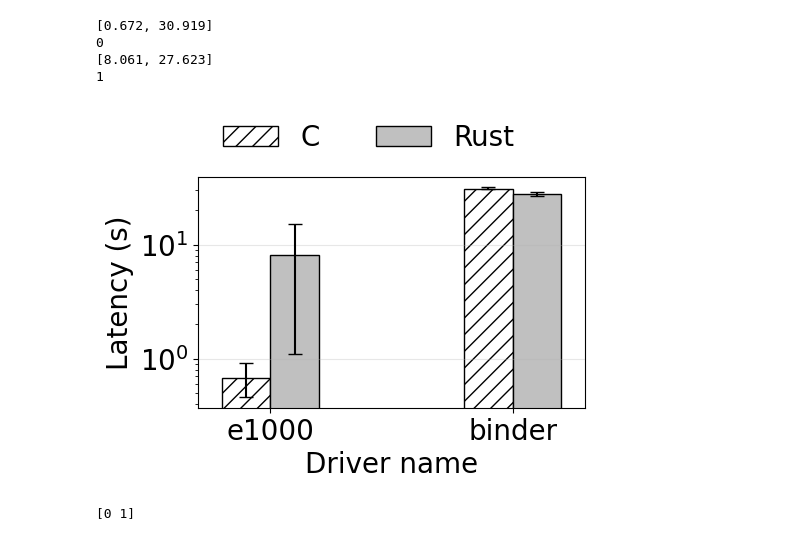
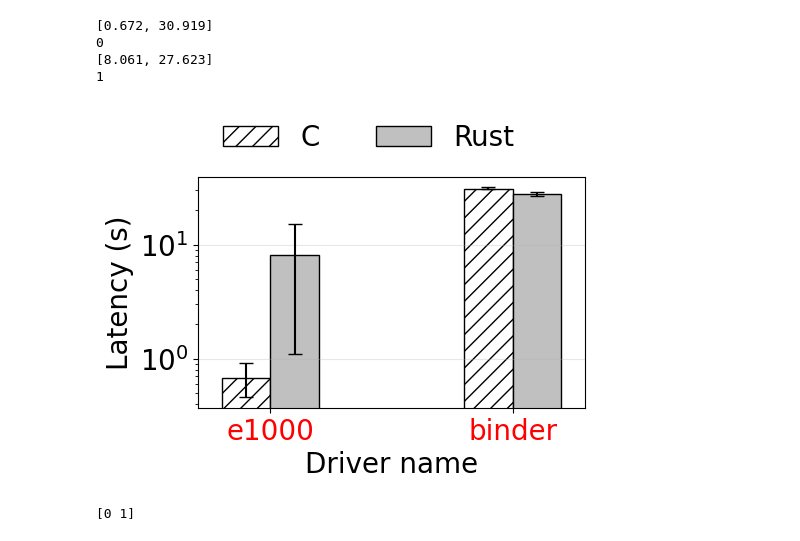
Before and after one commit to Richardhongyu/rfl_empirical_tools, a Jupyter notebook: figures_ppt/figure7.ipynb, the cells around one changed output. Cells and saved outputs as stored; diff of their text form; code cells hidden in the pictures.

```diff
--- a/figures_ppt/figure7.ipynb
+++ b/figures_ppt/figure7.ipynb
@@ -35,34 +35,35 @@ hatch = {
 fig, ax = plt.subplots(figsize=(5,3), dpi=100)
 for name, per in data.items():
     print(per)
     print(multiplier)
     offset = width * multiplier
     rects = ax.bar(x + offset, per, width, label=name, color=color[name], hatch=hatch[name], linewidth=1, edgecolor='black')
+    ax.tick_params(labelcolor='r', axis='x')
     # rects = ax.bar(x, per, width, label=name, color=color[name], hatch=hatch[name], linewidth=1, edgecolor='black')
     # 数据显示在柱顶
     # for j, bar in enumerate(ax.patches):
     #     height = bar.get_height()
     #     ax.text(bar.get_x() * 0.8 + bar.get_width() / 2, height, f'{height:.2f}', ha='center', va='bottom')
     errorbar1 = ax.errorbar(x[0] + offset, errors_loc[name][0], yerr=errors[name][0], ecolor='black', capsize=5)
     errorbar2 = ax.errorbar(x[1] + offset, errors_loc[name][1], yerr=errors[name][1], ecolor='black', capsize=5)
     multiplier += 1
 
 ax.legend(ncol=2, loc="lower left", bbox_to_anchor=(0, 1), frameon=False, fontsize=20)
 ax.set_ylabel('Latency (s)', size=20)
 ax.set_xlabel('Driver name', size=20)
 ax.set_xticks(x + width / 2, labels=driver)
 ax.set_xlim(x.min()-width, x.max()+width*2)
 ax.grid(axis='y', alpha=0.3)
 ax.tick_params(labelsize=20)
 
 plt.yscale('log')
 plt.savefig("./figure7.pdf", bbox_inches="tight")
 # %% [output]
 [0.672, 30.919]
 0
 [8.061, 27.623]
 1
-[figure, old version]
+[figure, new version]
 # %%
 print(x)
 # %% [output]
```
Also changed, not shown: 5 other files.
